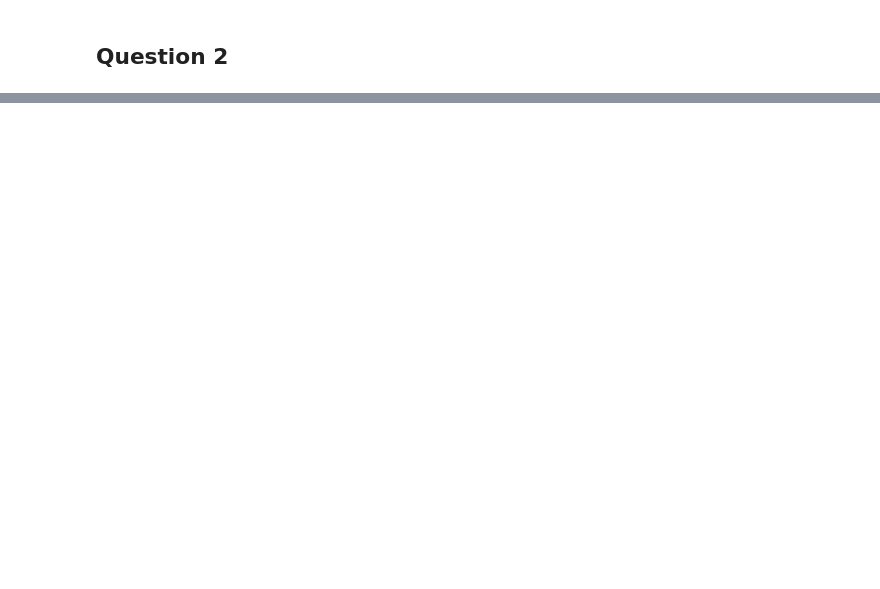
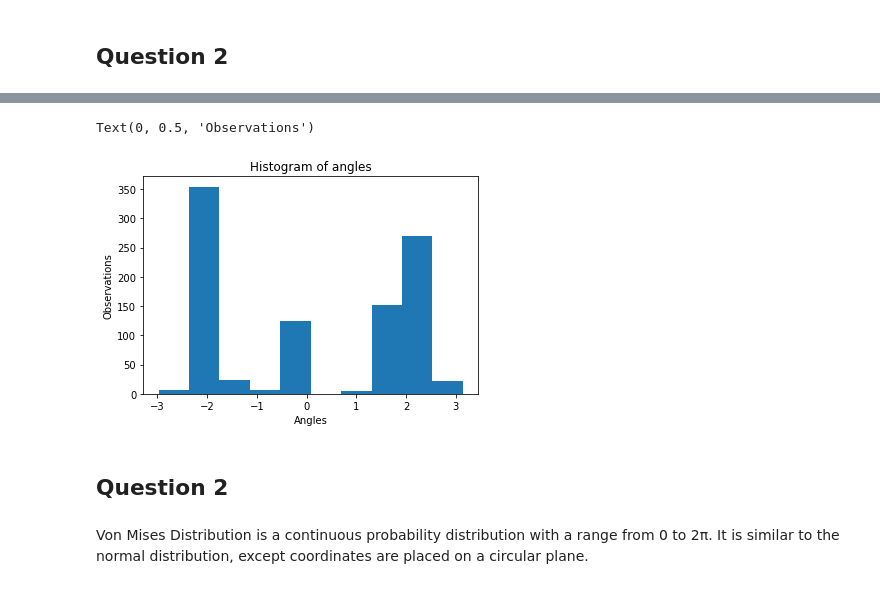
Before and after one commit to roypaulin/python, a Jupyter notebook: unistroke_TP/Unistroke_TP_1.ipynb, the cells around one changed output, grey strips where cells are left out. Cells and saved outputs as stored; diff of their text form; code cells hidden in the pictures; blank space fills up the shorter version.

```diff
--- a/unistroke_TP/Unistroke_TP_1.ipynb
+++ b/unistroke_TP/Unistroke_TP_1.ipynb
@@ -139,0 +277,17 @@ def compoGMM(X, weights, means, covariances):
+# %%
+ang = []
+from math import atan2
+for x in X:
+    ang.append(atan2(x[1], x[0]))
+# %%
+plt.hist(ang)
+plt.title("Histogram of angles")
+plt.xlabel("Angles")
+plt.ylabel("Observations")
+# %% [output]
+Text(0, 0.5, 'Observations')
+[figure, added]
+# %% [markdown]
+## Question 2
+# %% [markdown]
+Von Mises Distribution is a continuous probability distribution with a range from 0 to 2π. It is similar to the normal distribution, except coordinates are placed on a circular plane.
```
Also changed, not shown: parts of 15 cells of this notebook.
